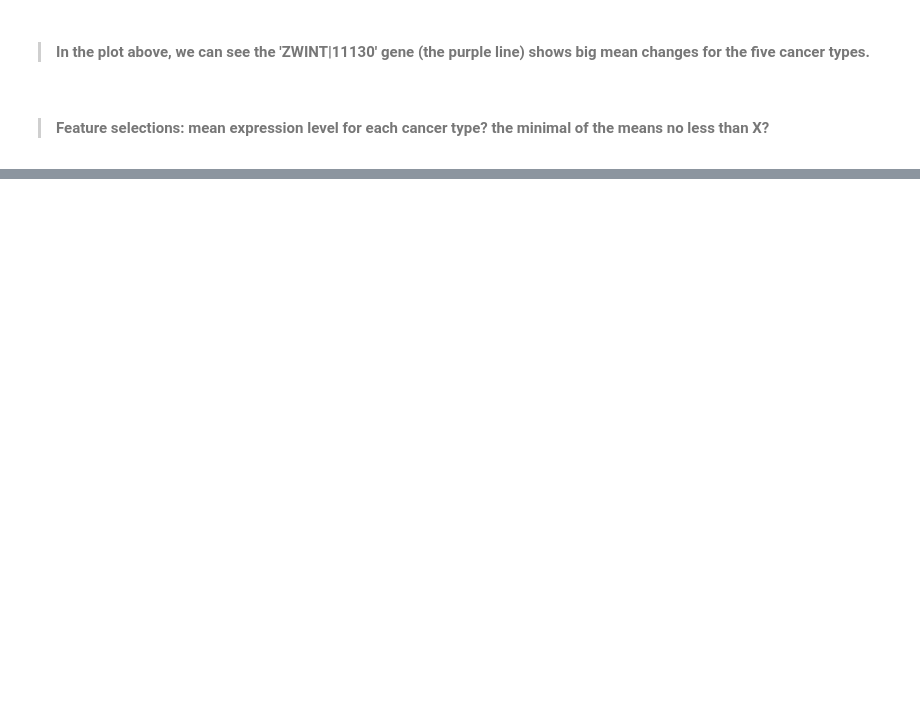
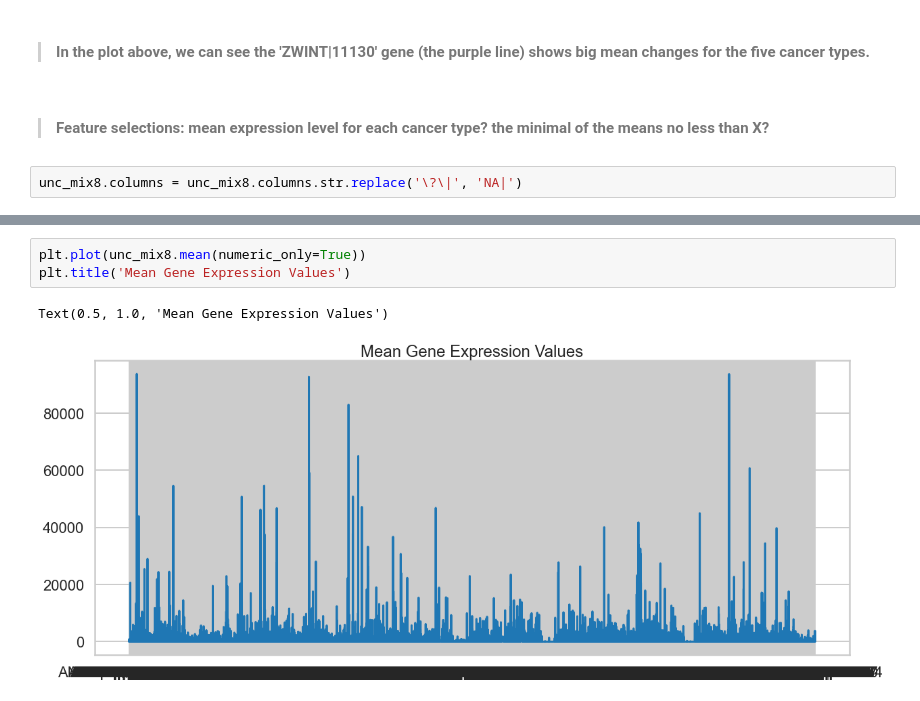
Before and after one commit to ZhanyangZhuSD/UCSD_ML, a Jupyter notebook: GeneExpressionCancerRNA-Seq.ipynb, the cells around one changed output, grey strips where cells are left out. Saved outputs shown, nothing was run; the diff lists cells and outputs as text; blank space fills up the shorter version.

```diff
--- a/GeneExpressionCancerRNA-Seq.ipynb
+++ b/GeneExpressionCancerRNA-Seq.ipynb
@@ -150,3 +175,5 @@ Text(0, 0.5, 'gene expression mean value')
 >#### In the plot above, we can see the 'ZWINT|11130' gene (the purple line) shows big mean changes for the five cancer types.
 # %% [markdown]
 >#### Feature selections:  mean expression level for each cancer type?  the minimal of the means no less than X?
+# %%
+unc_mix8.columns = unc_mix8.columns.str.replace('\?\|', 'NA|')
@@ -152,0 +190,6 @@ Text(0, 0.5, 'gene expression mean value')
+# %%
+plt.plot(unc_mix8.mean(numeric_only=True))
+plt.title('Mean Gene Expression Values')
+# %% [output]
+Text(0.5, 1.0, 'Mean Gene Expression Values')
+[figure, added]
```
Also changed, not shown: parts of 57 cells of this notebook.
